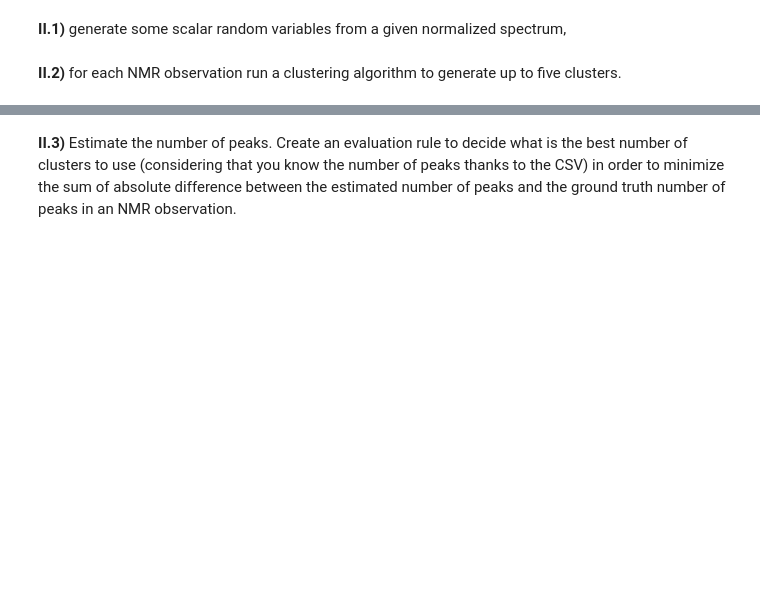
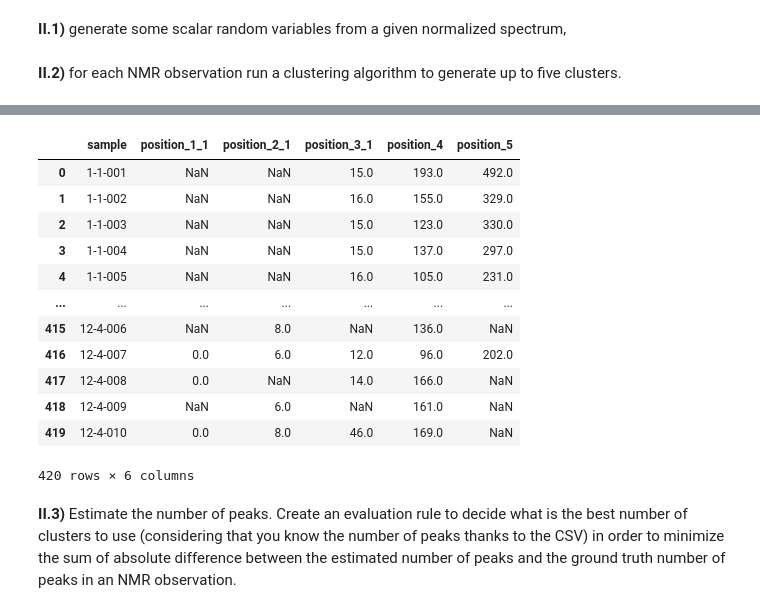
Before and after one commit to nicolas1805961/NMR-signal-machine-learning, a Jupyter notebook: challenge_evaluation.ipynb, the cells around one changed output, grey strips where cells are left out. Saved outputs shown, nothing was run; the diff lists cells and outputs as text; code cells hidden in the pictures; blank space fills up the shorter version.

```diff
--- a/challenge_evaluation.ipynb
+++ b/challenge_evaluation.ipynb
@@ -149,3 +153,19 @@ The goal of this section is to try and differentiate the rank of the various spe
+# %%
+pd.read_csv('LearningDataSet/data_nmr_input_epita_train.csv')
+# %% [output]
+|  | sample | position_1_1 | position_2_1 | position_3_1 | position_4 | position_5 |
+| 0 | 1-1-001 | NaN | NaN | 15.0 | 193.0 | 492.0 |
+| 1 | 1-1-002 | NaN | NaN | 16.0 | 155.0 | 329.0 |
+| 2 | 1-1-003 | NaN | NaN | 15.0 | 123.0 | 330.0 |
+| 3 | 1-1-004 | NaN | NaN | 15.0 | 137.0 | 297.0 |
+| 4 | 1-1-005 | NaN | NaN | 16.0 | 105.0 | 231.0 |
+| ... | ... | ... | ... | ... | ... | ... |
+| 415 | 12-4-006 | NaN | 8.0 | NaN | 136.0 | NaN |
+| 416 | 12-4-007 | 0.0 | 6.0 | 12.0 | 96.0 | 202.0 |
+| 417 | 12-4-008 | 0.0 | NaN | 14.0 | 166.0 | NaN |
+| 418 | 12-4-009 | NaN | 6.0 | NaN | 161.0 | NaN |
+| 419 | 12-4-010 | 0.0 | 8.0 | 46.0 | 169.0 | NaN |
+420 rows × 6 columns
 # %% [markdown]
 **II.3)** Estimate the number of peaks. Create an evaluation rule to decide what is the best number of clusters to use (considering that you know the number of peaks thanks to the CSV) in order to minimize the sum of absolute difference between the estimated number of peaks and the ground truth number of peaks in an NMR observation.
 # %% [markdown]
```
Also changed, not shown: parts of 5 cells of this notebook.
